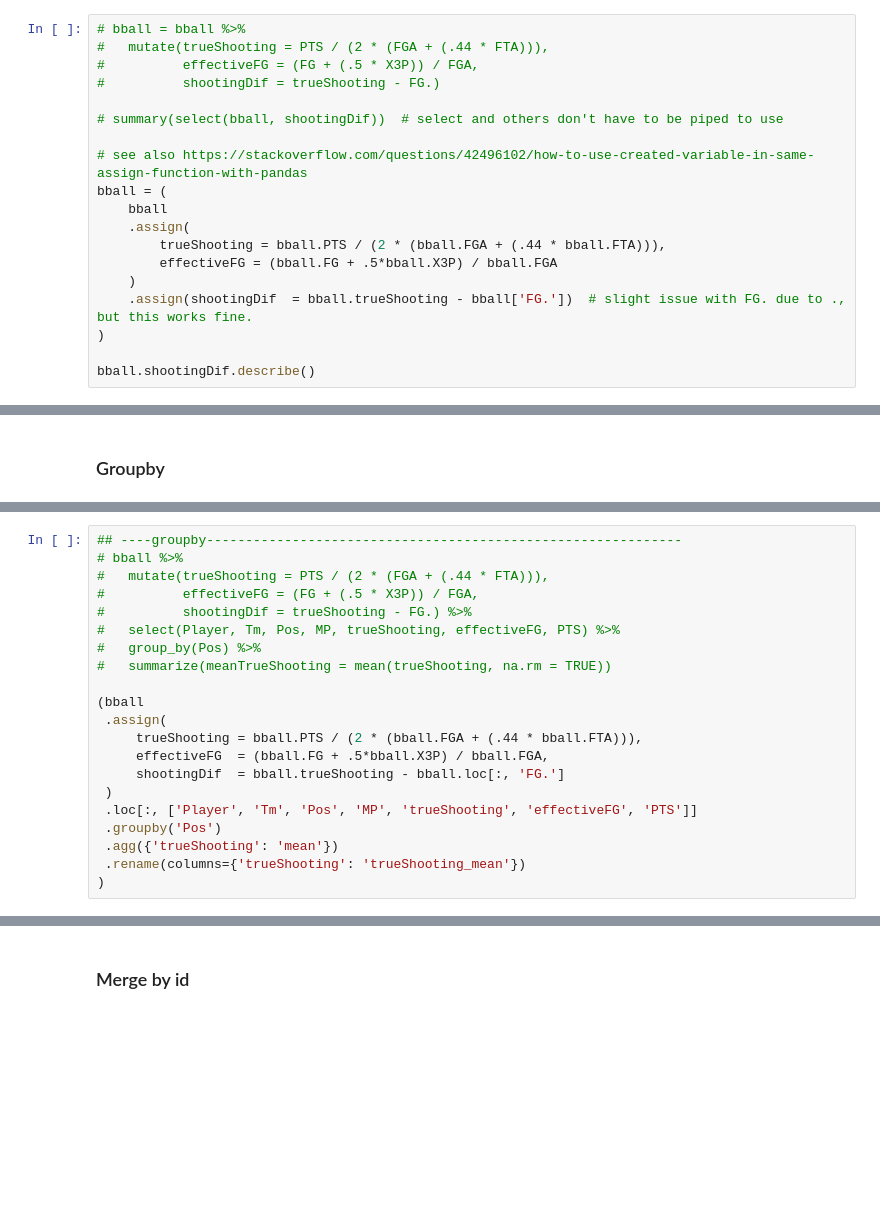
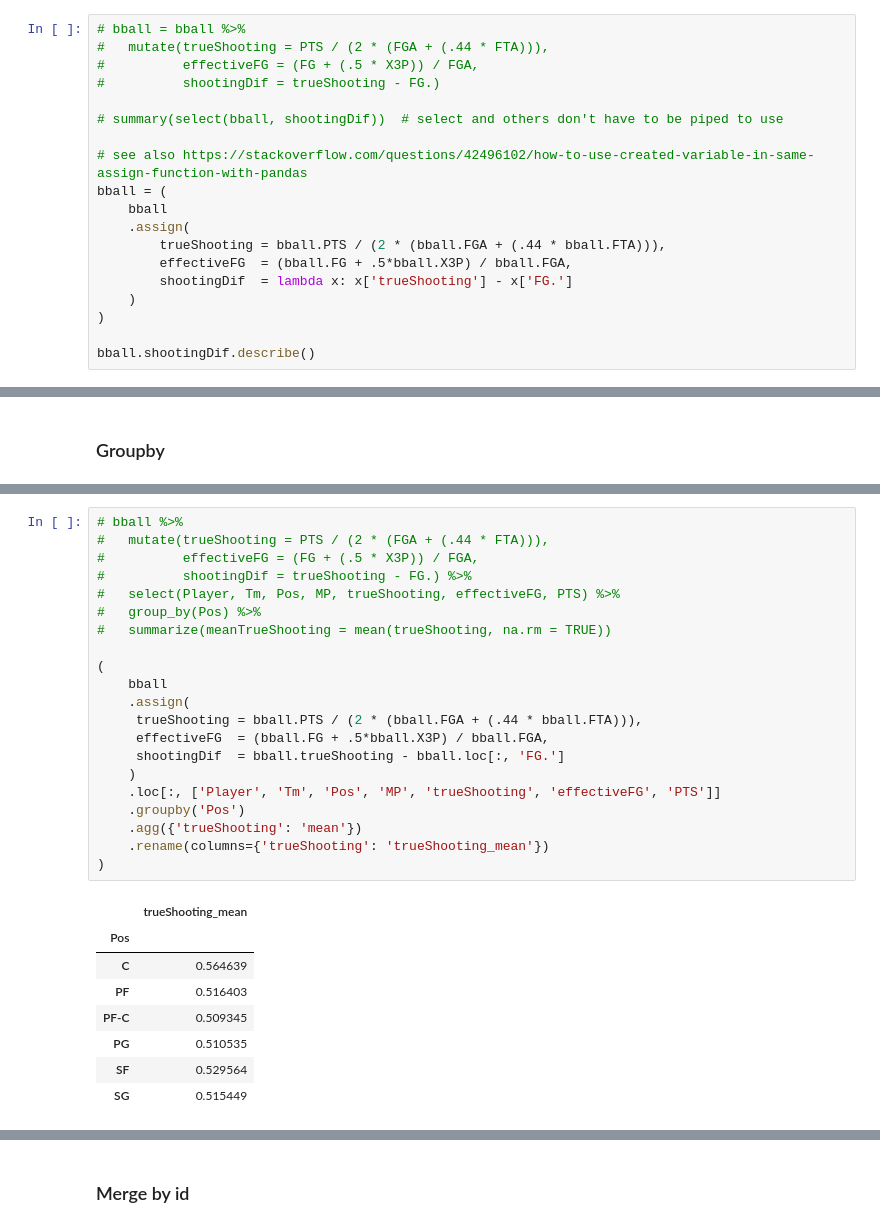
Before and after one commit to m-clark/data-processing-and-visualization, a Jupyter notebook: jupyter_notebooks/pandaverse.ipynb, the cells around one changed output, grey strips where cells are left out. Cells and saved outputs as stored; diff of their text form; blank space fills up the shorter version.

```diff
--- a/jupyter_notebooks/pandaverse.ipynb
+++ b/jupyter_notebooks/pandaverse.ipynb
@@ -216,9 +231,9 @@ bball = (
     bball
     .assign(
         trueShooting = bball.PTS / (2 * (bball.FGA + (.44 * bball.FTA))),
-        effectiveFG = (bball.FG + .5*bball.X3P) / bball.FGA
+        effectiveFG  = (bball.FG + .5*bball.X3P) / bball.FGA,
+        shootingDif  = lambda x: x['trueShooting'] - x['FG.']
     )
-    .assign(shootingDif  = bball.trueShooting - bball['FG.'])  # slight issue with FG. due to ., but this works fine.
 )
 
 bball.shootingDif.describe()
@@ -237,22 +260,31 @@ Name: shootingDif, dtype: float64
 # %%
-## ----groupby-------------------------------------------------------------
 # bball %>%
 #   mutate(trueShooting = PTS / (2 * (FGA + (.44 * FTA))),
 #          effectiveFG = (FG + (.5 * X3P)) / FGA,
 #          shootingDif = trueShooting - FG.) %>%
 #   select(Player, Tm, Pos, MP, trueShooting, effectiveFG, PTS) %>%
 #   group_by(Pos) %>%
 #   summarize(meanTrueShooting = mean(trueShooting, na.rm = TRUE))
 
-(bball
- .assign(
+(
+    bball
+    .assign(
      trueShooting = bball.PTS / (2 * (bball.FGA + (.44 * bball.FTA))),
      effectiveFG  = (bball.FG + .5*bball.X3P) / bball.FGA,
      shootingDif  = bball.trueShooting - bball.loc[:, 'FG.']
- )
- .loc[:, ['Player', 'Tm', 'Pos', 'MP', 'trueShooting', 'effectiveFG', 'PTS']]
- .groupby('Pos')
- .agg({'trueShooting': 'mean'})
- .rename(columns={'trueShooting': 'trueShooting_mean'})
+    )
+    .loc[:, ['Player', 'Tm', 'Pos', 'MP', 'trueShooting', 'effectiveFG', 'PTS']]
+    .groupby('Pos')
+    .agg({'trueShooting': 'mean'})
+    .rename(columns={'trueShooting': 'trueShooting_mean'})
 )
+# %% [output]
+|  | trueShooting_mean |
+| Pos |  |
+| C | 0.564639 |
+| PF | 0.516403 |
+| PF-C | 0.509345 |
+| PG | 0.510535 |
+| SF | 0.529564 |
+| SG | 0.515449 |
 # %%
```
Also changed, not shown: parts of 47 cells of this notebook, 3 other files.
